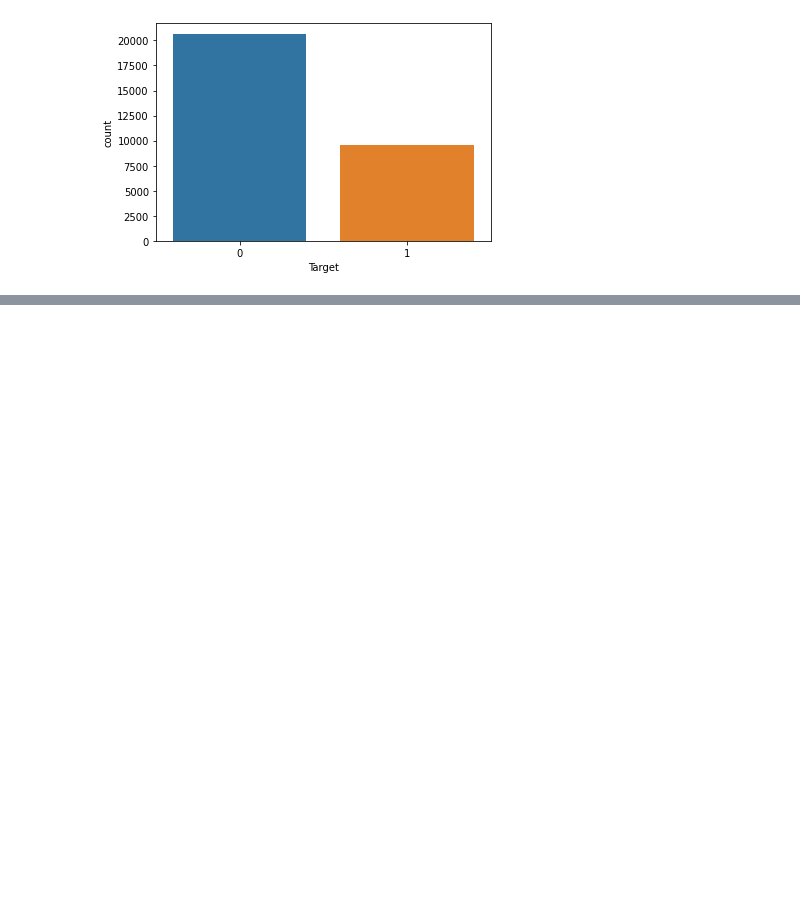
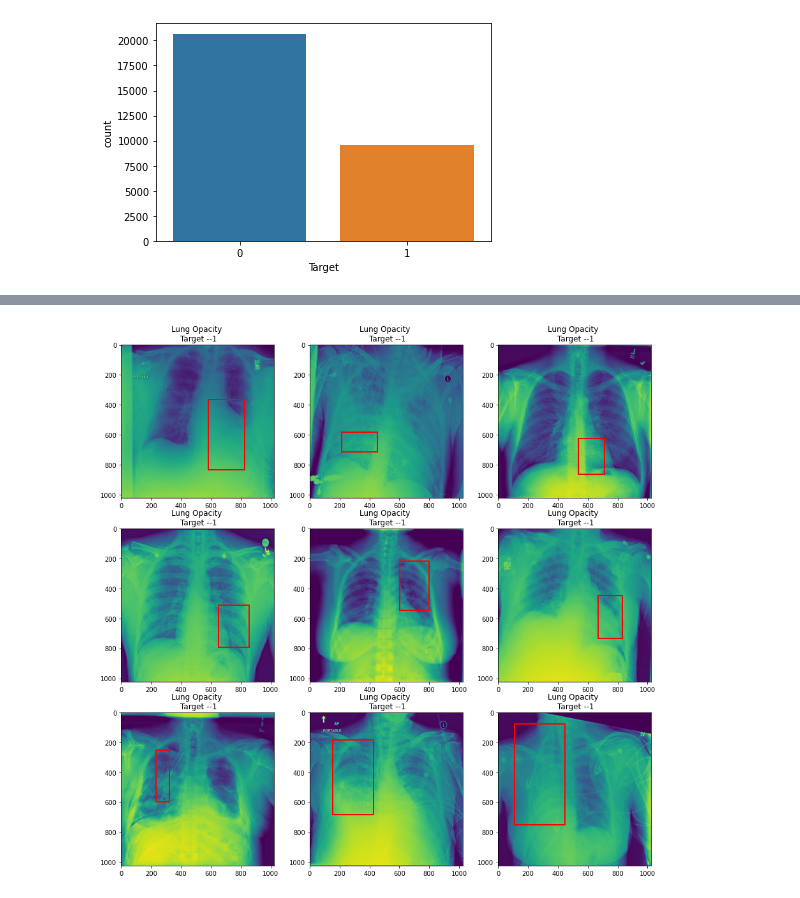
Before and after one commit to baalasangar/MLAI, a Jupyter notebook: 13_Capstone/Image_classification.ipynb, the cells around one changed output, grey strips where cells are left out. Saved outputs shown, nothing was run; the diff lists cells and outputs as text; code cells hidden in the pictures; blank space fills up the shorter version.

Commit message:
still visualization

```diff
--- a/13_Capstone/Image_classification.ipynb
+++ b/13_Capstone/Image_classification.ipynb
@@ -43,7 +57,10 @@ import matplotlib.pyplot as plt
 DATA_ROOT_PATH = "/content/drive/MyDrive/GreatLearning/Captone_project/Pneumonia _DS/"
 META_DATA = os.path.join(DATA_ROOT_PATH,"stage_2_detailed_class_info.csv/stage_2_detailed_class_info.csv")
 TRAIN_LABEL = os.path.join(DATA_ROOT_PATH,"stage_2_train_labels.csv/stage_2_train_labels.csv")
-DATA_ROOT_PATH,META_DATA, TRAIN_LABEL
+TRAIN_FOLDER = os.path.join(DATA_ROOT_PATH,"stage_2_train_images")
+TEST_FOLDER = os.path.join(DATA_ROOT_PATH,"stage_2_test_images")
+
+DATA_ROOT_PATH,META_DATA, TRAIN_LABEL,TRAIN_FOLDER,TEST_FOLDER
 # %% [output]
 ('/content/drive/MyDrive/GreatLearning/Captone_project/Pneumonia _DS/',
  '/content/drive/MyDrive/GreatLearning/Captone_project/Pneumonia _DS/stage_2_detailed_class_info.csv/stage_2_detailed_class_info.csv',
@@ -109,3 +128,9 @@ Name: Target, dtype: int64
 ----------------
 <matplotlib.axes._subplots.AxesSubplot at 0x...>
 [figure]
+# %%
+train_img_list = os.listdir(TRAIN_FOLDER)
+print("Total train image",len(train_img_list))
+
+test_img_list = os.listdir(TEST_FOLDER)
+print("Total train image",len(test_img_list))
@@ -111,0 +166,30 @@ Name: Target, dtype: int64
+# %%
+# Visualize the image
+infected_id = train_data.query("Target == 1").index
+not_infected_id = train_data.query("Target == 0").index
+
+
+def plot_images(id_list):
+  plt.figure(figsize=(15, 15))
+  for i in range(9):
+      index = id_list[np.random.randint(0,100)]
+      file_name = os.path.join(TRAIN_FOLDER,train_img_list[index])
+      img = dicom.dcmread(file_name).pixel_array
+      #print(img.size)
+      ax = plt.subplot(3, 3, i + 1)
+      plt.imshow(img)
+      if str(train_data.iloc[index]["Target"]) == "1":
+        x = int(train_data.iloc[index]["x"])
+        y = int(train_data.iloc[index]["y"])
+        width = int(train_data.iloc[index]["width"])
+        height = int(train_data.iloc[index]["height"])
+        #print(int(x),int(y),(int(x+width), int(y+height)))
+        rect = Rectangle((x,y), width,height, linewidth=2, fill=False,color="red")
+        ax.add_patch(rect)
+      plt.title(meta_data.iloc[index]["class"] +" \n Target --"+str(train_data.iloc[index]["Target"]) )
+      #plt.axis("off")
+  plt.show()
+# %%
+plot_images(infected_id)
+# %% [output]
+[figure, added]
```
Also changed, not shown: parts of 9 cells of this notebook.
